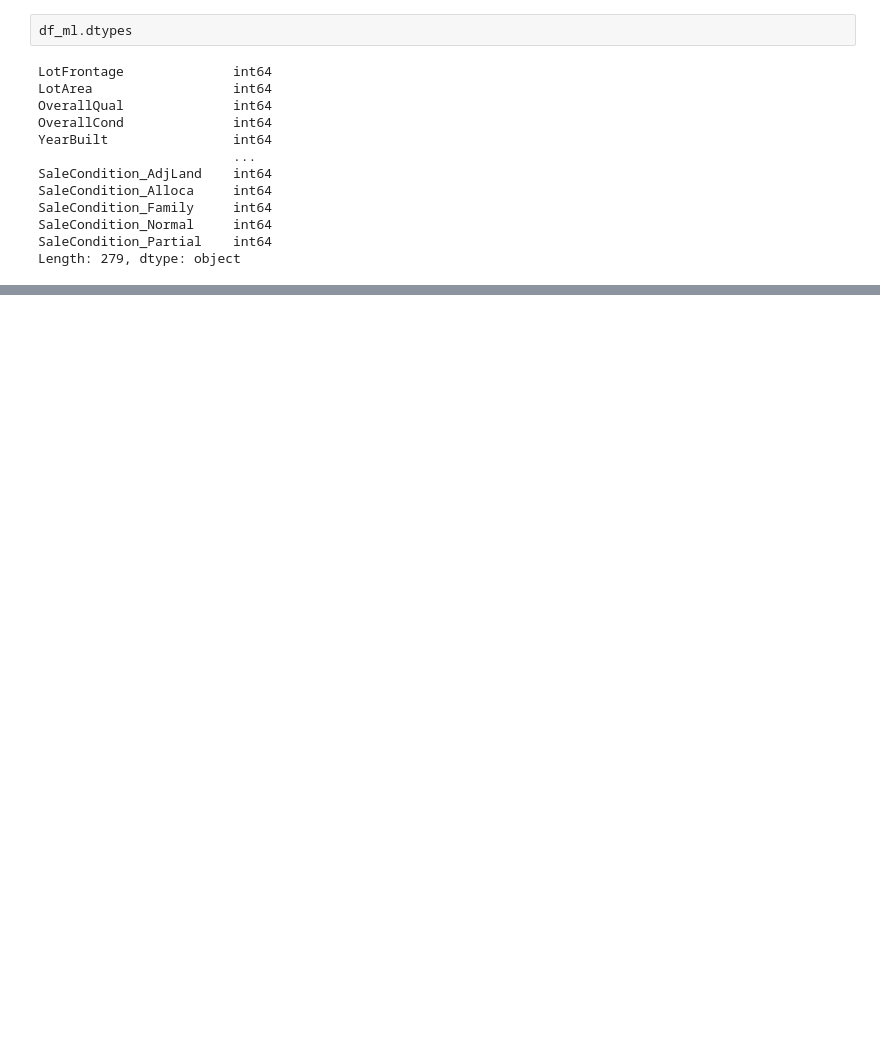
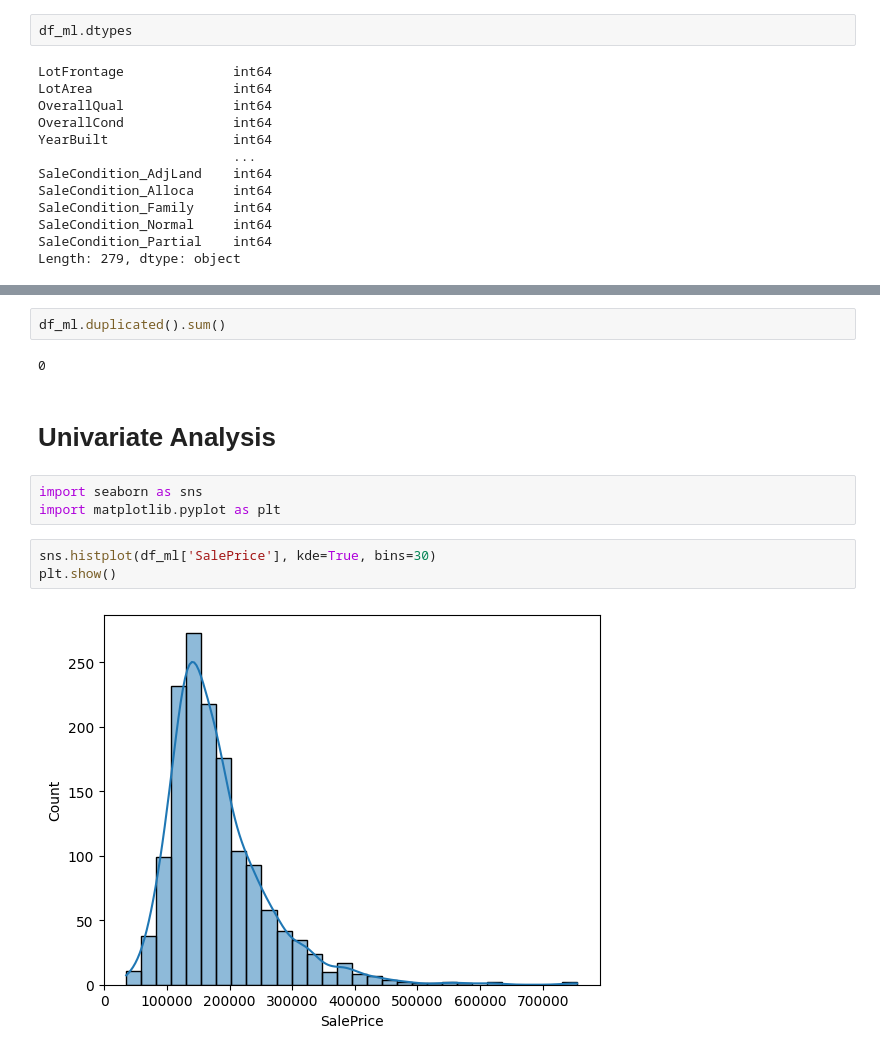
Before and after one commit to Meenakshigupta6527/EDA-for-Real-Estate-Pricing, a Jupyter notebook: Exploratory_Data_Analysis_for_Real_Estate_Pricing.ipynb, the cells around one changed output, grey strips where cells are left out. Cells and saved outputs as stored; diff of their text form; blank space fills up the shorter version.

Commit message:
Univariate analysis

```diff
--- a/Exploratory_Data_Analysis_for_Real_Estate_Pricing.ipynb
+++ b/Exploratory_Data_Analysis_for_Real_Estate_Pricing.ipynb
@@ -214,0 +262,14 @@ Length: 279, dtype: object
+# %%
+df_ml.duplicated().sum()
+# %% [output]
+0
+# %% [markdown]
+# **Univariate Analysis**
+# %%
+import seaborn as sns
+import matplotlib.pyplot as plt
+# %%
+sns.histplot(df_ml['SalePrice'], kde=True, bins=30)
+plt.show()
+# %% [output]
+[figure, added]
```
Also changed, not shown: parts of 8 cells of this notebook.
